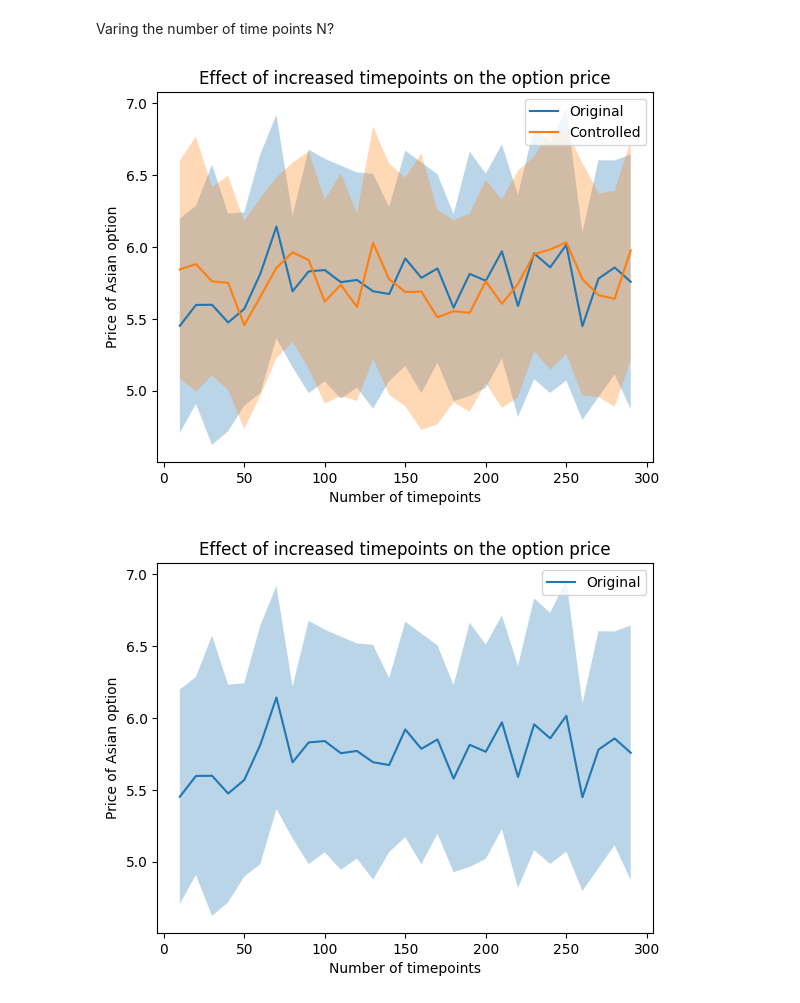
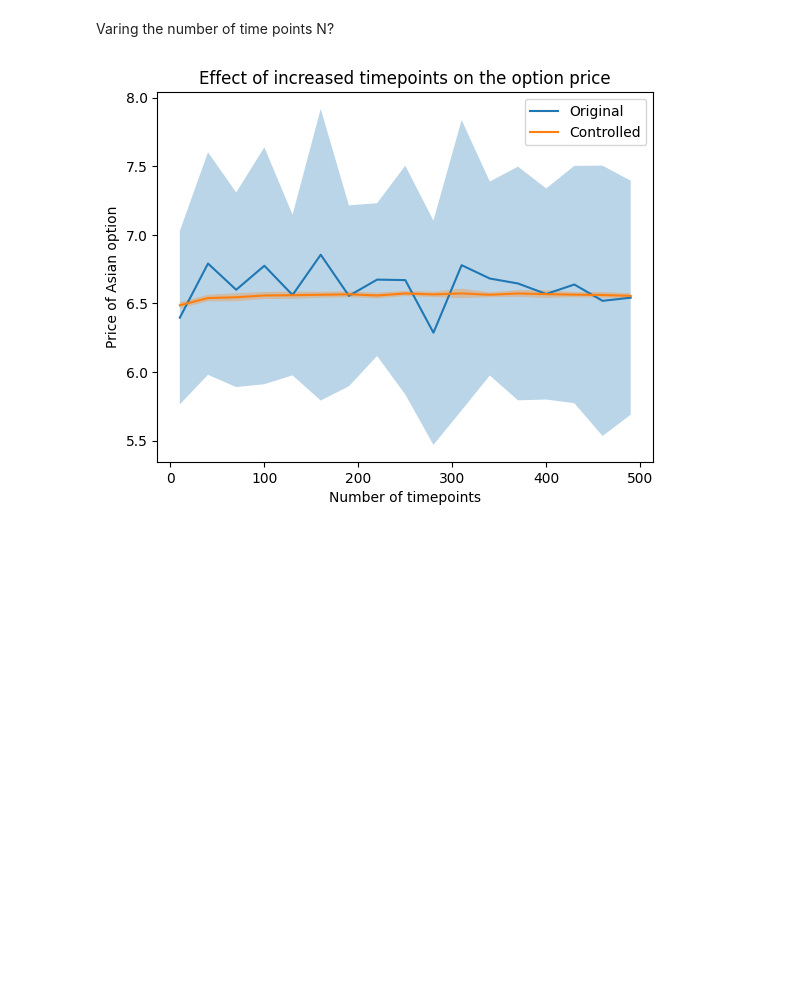
Before and after one commit to ThomasTenDamme/Comp_Finance_Group_16, a Jupyter notebook: Assignment 2/Part 3.ipynb, the cells around one changed output. Saved outputs shown, nothing was run; the diff lists cells and outputs as text; code cells hidden in the pictures; blank space fills up the shorter version.

```diff
--- a/Assignment 2/Part 3.ipynb
+++ b/Assignment 2/Part 3.ipynb
@@ -258,10 +361,11 @@ Varing the strike price K
 # %%
 # Settling the parameters
 S0 = 100
-r = 0.05
+# K = 99
+r = 0.06
 sigma = 0.2
 T = 1
-N = 100
+N = 365 # Fixed the overflow error by combining the products and exponents in subsets
 M = 100 # Number of simulations
 
 
@@ -297,12 +401,4 @@ plt.ylabel('Price of Asian option')
 plt.title("The strike price's effect on the option price ")
 plt.legend()
 plt.show()
-
-# plt.plot(strike_price_range, pi_values_original, label='Original')
-# plt.plot(strike_price_range, pi_values_controlled, label='Controlled')
-# plt.xlabel('Strike price K')
-# plt.ylabel('Price of Asian option')
-# plt.title("The strike price's effect on the option price ")
-# plt.legend()
-# plt.show()
 # %% [output]
@@ -313,71 +409,45 @@ Varing the number of time points N?
 # %%
 # Settling the parameters
 S0 = 100
-K = 100
-r = 0.05
+K = 99
+r = 0.06
 sigma = 0.2
 T = 1
-N = 100 # timepoints
-#M = 100 # Number of simulations
+# N = 365 # Fixed the overflow error by combining the products and exponents in subsets
+M = 100 # Number of simulations
 
 
-timepoints_range = np.arange(10,300,10) # set 500 instead of 50 for the resut in report
+timepoints_range = np.arange(10,500,30) # vary the timepoints
 pi_values_controlled = []    # To store the results
 pi_values_original = []
 pi_vars_controlled = []    # To store the variance
 pi_vars_original = []
 
 repetitions = 25 # repetitions to find the variance for one N
 
 for N in tqdm(timepoints_range, desc='Finding the convergence of the option price for increased timepoints'):
     values_original = []
     values_controlled = []
     for reps in range(repetitions):
         option_control_variate,_ = asian_arith_option_price_simul(S0, K, r, sigma, T, N, M, control_variate=True)
         option_original,_ = asian_arith_option_price_simul(S0, K, r, sigma, T, N, M, control_variate=False)
         values_controlled.append(option_control_variate)
         values_original.append(option_original)
 
     pi_values_controlled.append(np.mean(values_controlled))
     pi_values_original.append(np.mean(values_original))
     pi_vars_controlled.append(np.var(values_controlled))
     pi_vars_original.append(np.var(values_original))
 
 # Plot the results, with variance as fill_between
 plt.plot(timepoints_range, pi_values_original, label='Original')
 plt.fill_between(timepoints_range, np.array(pi_values_original) - np.sqrt(pi_vars_original), np.array(pi_values_original) + np.sqrt(pi_vars_original), alpha=0.3)
 plt.plot(timepoints_range, pi_values_controlled, label='Controlled')
 plt.fill_between(timepoints_range, np.array(pi_values_controlled) - np.sqrt(pi_vars_controlled), np.array(pi_values_controlled) + np.sqrt(pi_vars_controlled), alpha=0.3)
 plt.xlabel('Number of timepoints')
 plt.ylabel('Price of Asian option')
 plt.title("Effect of increased timepoints on the option price")
 plt.legend()
 plt.show()
-
-# And now both seperately
-plt.plot(timepoints_range, pi_values_original, label='Original')
-plt.fill_between(timepoints_range, np.array(pi_values_original) - np.sqrt(pi_vars_original), np.array(pi_values_original) + np.sqrt(pi_vars_original), alpha=0.3)
-plt.xlabel('Number of timepoints')
-plt.ylabel('Price of Asian option')
-plt.title("Effect of increased timepoints on the option price")
-plt.legend()
-plt.show()
-
-plt.plot(timepoints_range, pi_values_controlled, label='Controlled')
-plt.fill_between(timepoints_range, np.array(pi_values_controlled) - np.sqrt(pi_vars_controlled), np.array(pi_values_controlled) + np.sqrt(pi_vars_controlled), alpha=0.3)
-plt.xlabel('Number of timepoints')
-plt.ylabel('Price of Asian option')
-plt.title("Effect of increased timepoints on the option price")
-plt.legend()
-plt.show()
-
-# plt.plot(timepoints_range, pi_values_original, label='Original')
-# plt.plot(timepoints_range, pi_values_controlled, label='Controlled')
-# plt.xlabel('Number of timepoints')
-# plt.ylabel('Price of Asian option')
-# plt.title("Effect of increased timepoints on the option price")
-# plt.legend()
-# plt.show()
 # %% [output]
-[figure, old version]
+[figure, new version]
-[figure, removed]
```
Also changed, not shown: parts of 11 cells of this notebook.
